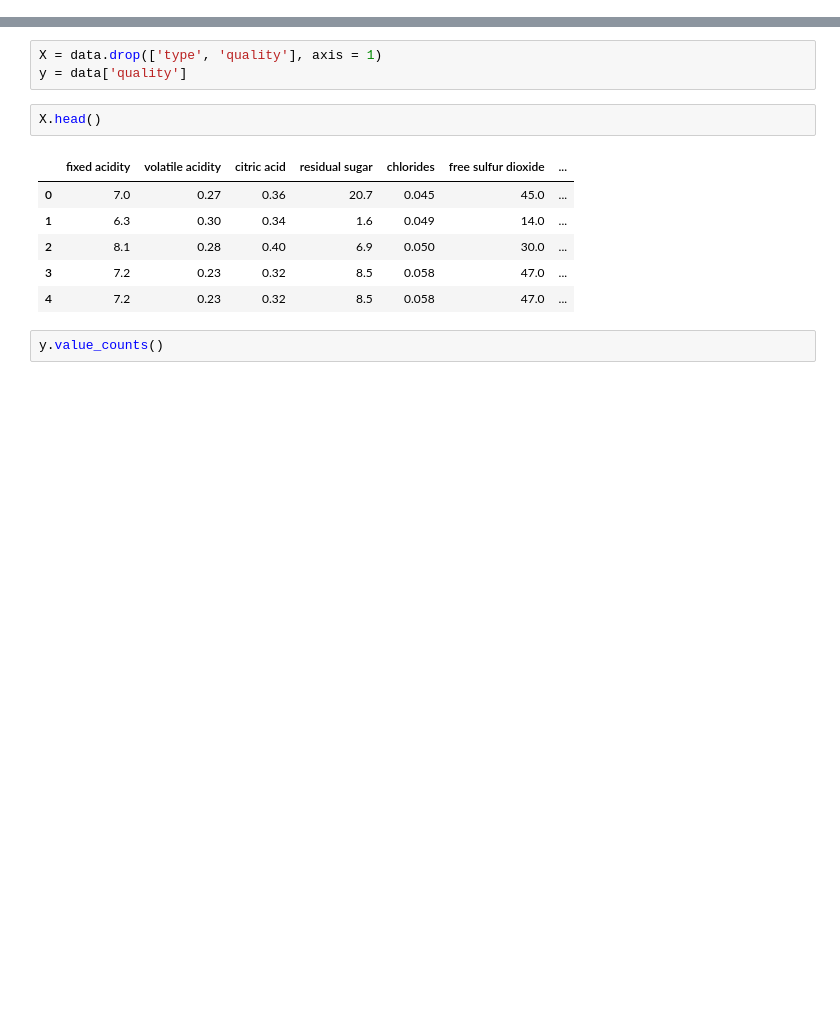
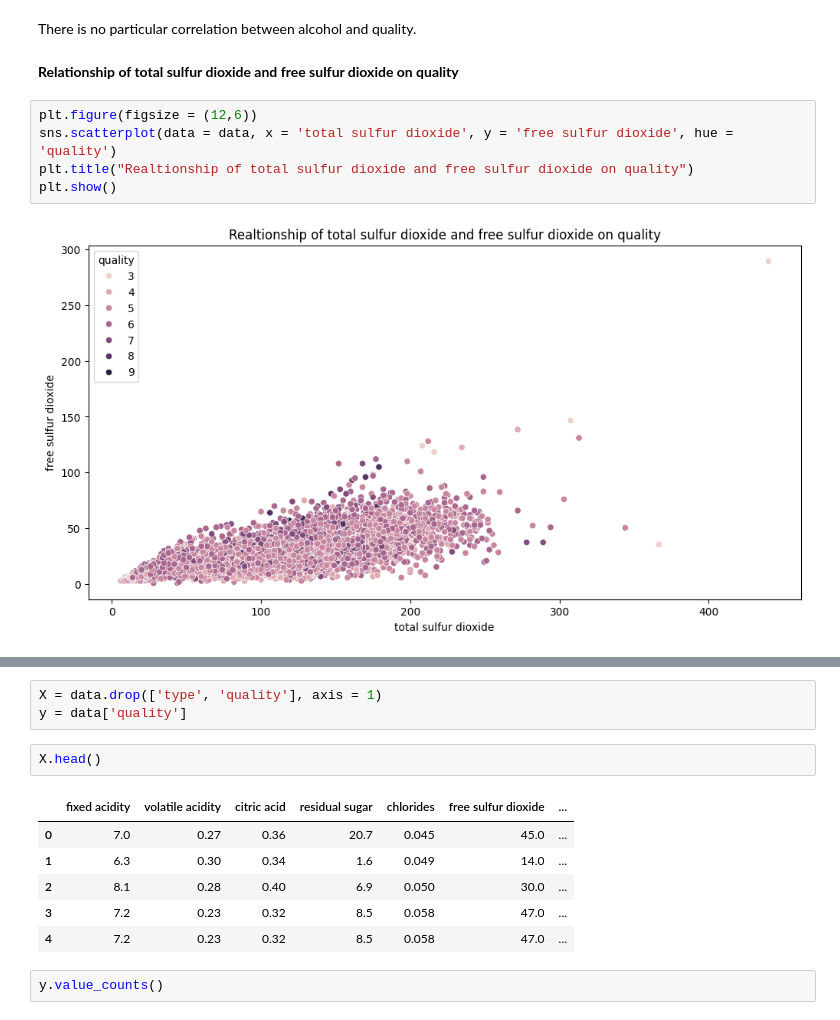
Before and after one commit to Roseyshi/Wine-Quality-Classification, a Jupyter notebook: Wine_Prediction.ipynb, the cells around one changed output, grey strips where cells are left out. Drawn from its saved outputs; the diff is of its cells as text; blank space fills up the shorter version.

```diff
--- a/Wine_Prediction.ipynb
+++ b/Wine_Prediction.ipynb
@@ -35,0 +162,11 @@ dtype: int64
+# %% [markdown]
+There is no particular correlation between alcohol and quality.
+# %% [markdown]
+**Relationship of total sulfur dioxide and free sulfur dioxide on quality**
+# %%
+plt.figure(figsize = (12,6))
+sns.scatterplot(data = data, x = 'total sulfur dioxide', y = 'free sulfur dioxide', hue = 'quality')
+plt.title("Realtionship of total sulfur dioxide and free sulfur dioxide on quality")
+plt.show()
+# %% [output]
+[figure, added]
```
Also changed, not shown: parts of 33 cells of this notebook.
